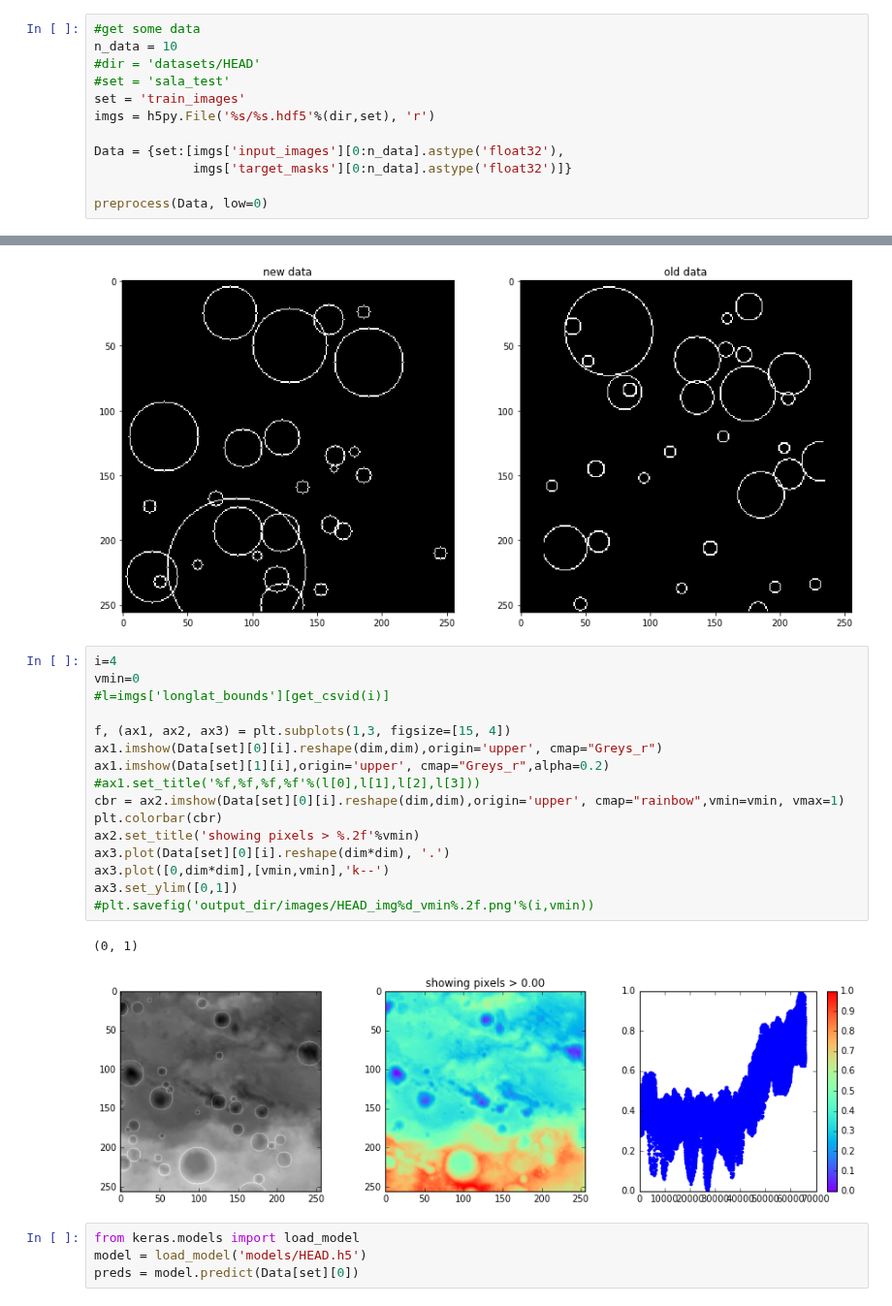
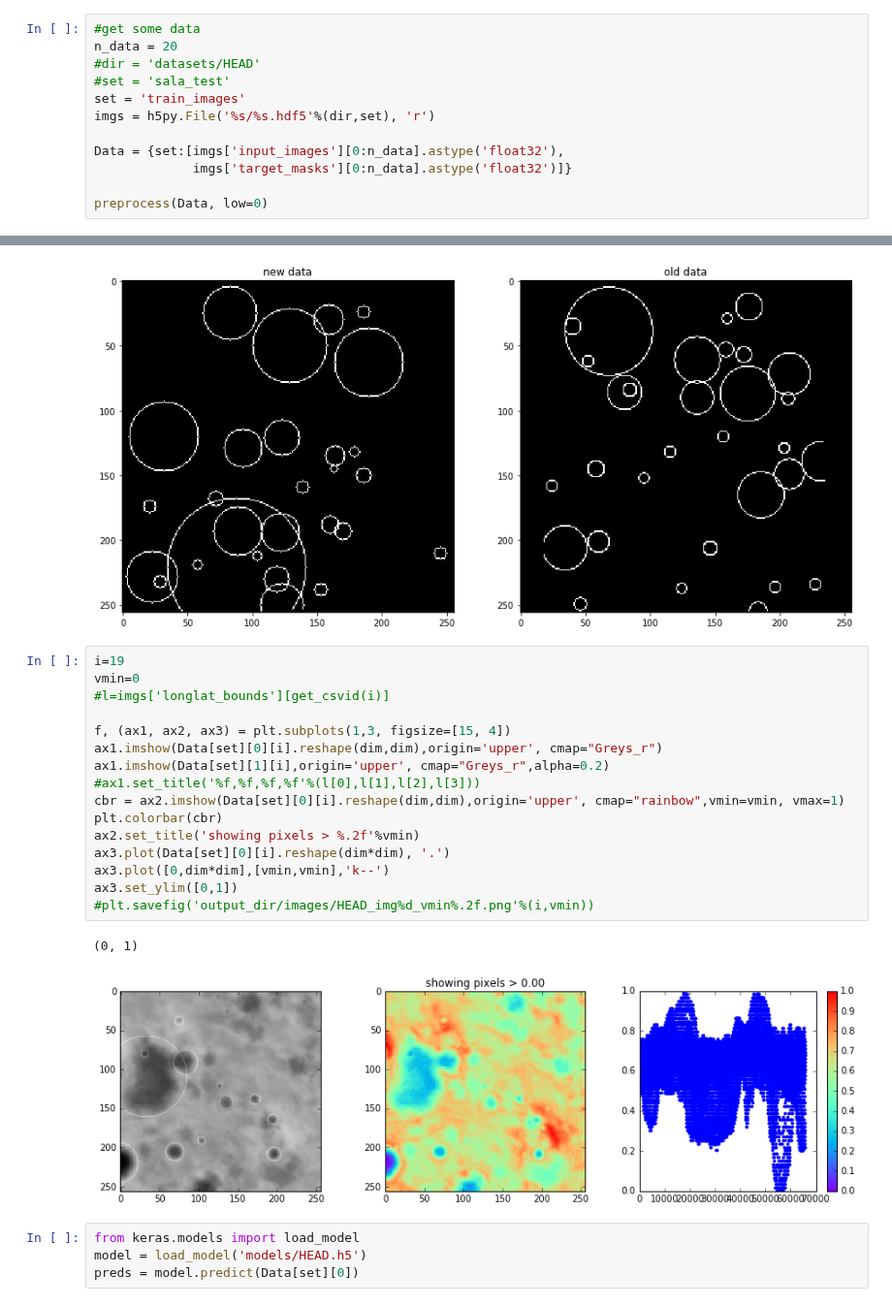
Before and after one commit to silburt/moon-craters, a Jupyter notebook: HEAD_analyze.ipynb, the cells around one changed output, grey strips where cells are left out. Shown at 97% size. Saved outputs shown, nothing was run; the diff lists cells and outputs as text.

```diff
--- a/HEAD_analyze.ipynb
+++ b/HEAD_analyze.ipynb
@@ -28,7 +28,7 @@ def preprocess(Data, dim=256, low=0.1, hi=1):
             Data[key][0][i] = img
 # %%
 #get some data
-n_data = 10
+n_data = 20
 #dir = 'datasets/HEAD'
 #set = 'sala_test'
 set = 'train_images'
@@ -51,24 +51,24 @@ ax2.set_title('old data')
 <matplotlib.text.Text at 0x...>
 [figure]
 # %%
-i=4
+i=19
 vmin=0
 #l=imgs['longlat_bounds'][get_csvid(i)]
 
 f, (ax1, ax2, ax3) = plt.subplots(1,3, figsize=[15, 4])
 ax1.imshow(Data[set][0][i].reshape(dim,dim),origin='upper', cmap="Greys_r")
 ax1.imshow(Data[set][1][i],origin='upper', cmap="Greys_r",alpha=0.2)
 #ax1.set_title('%f,%f,%f,%f'%(l[0],l[1],l[2],l[3]))
 cbr = ax2.imshow(Data[set][0][i].reshape(dim,dim),origin='upper', cmap="rainbow",vmin=vmin, vmax=1)
 plt.colorbar(cbr)
 ax2.set_title('showing pixels > %.2f'%vmin)
 ax3.plot(Data[set][0][i].reshape(dim*dim), '.')
 ax3.plot([0,dim*dim],[vmin,vmin],'k--')
 ax3.set_ylim([0,1])
 #plt.savefig('output_dir/images/HEAD_img%d_vmin%.2f.png'%(i,vmin))
 # %% [output]
 (0, 1)
-[figure, old version]
+[figure, new version]
 # %%
 from keras.models import load_model
 model = load_model('models/HEAD.h5')
```
Also changed, not shown: 3 other files.
